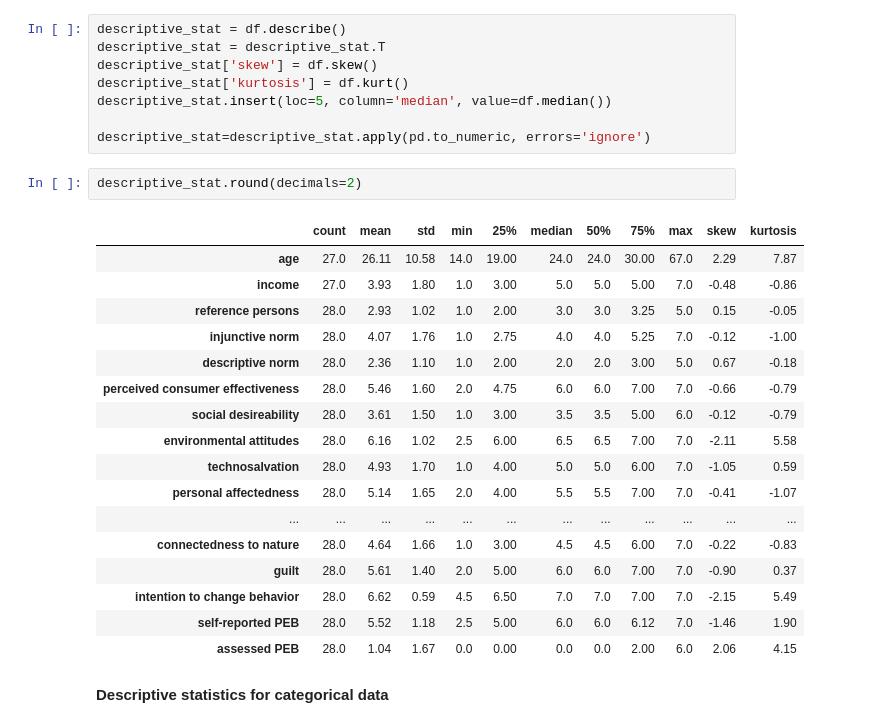
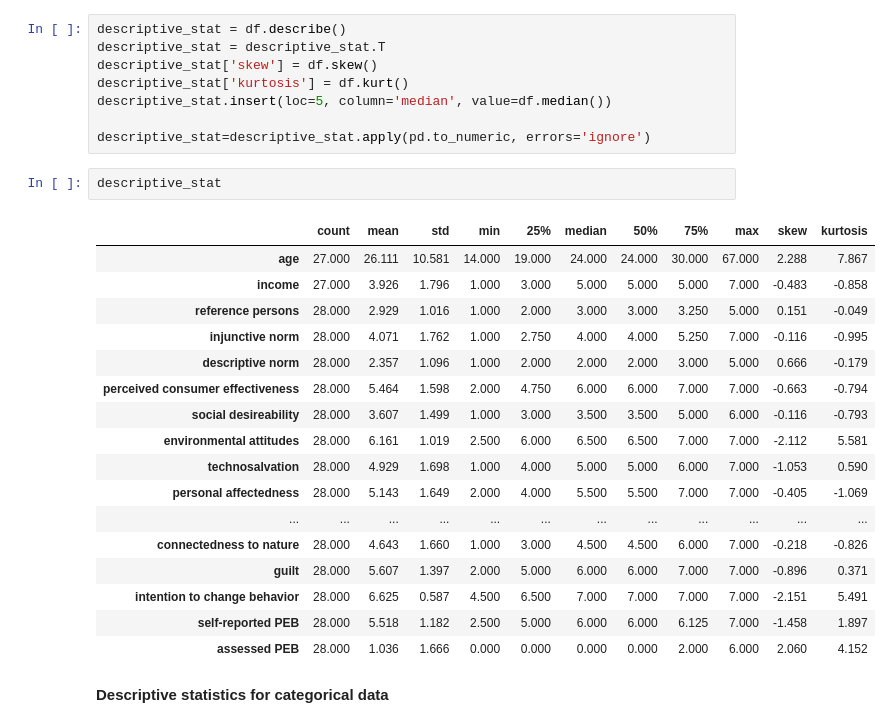
Before and after one commit to rbnjd/gca_data_analyses, a Jupyter notebook: gca data analyses.ipynb, the cells around one changed output. Drawn from its saved outputs; the diff is of its cells as text.

```diff
--- a/gca data analyses.ipynb
+++ b/gca data analyses.ipynb
@@ -43,26 +45,26 @@ descriptive_stat['kurtosis'] = df.kurt()
 descriptive_stat.insert(loc=5, column='median', value=df.median())
 
 descriptive_stat=descriptive_stat.apply(pd.to_numeric, errors='ignore')
-# %%
-descriptive_stat.round(decimals=2)
-# %% [output]
-|  | count | mean | std | min | 25% | median | 50% | 75% | max | skew | kurtosis |
-| age | 27.0 | 26.11 | 10.58 | 14.0 | 19.00 | 24.0 | 24.0 | 30.00 | 67.0 | 2.29 | 7.87 |
-| income | 27.0 | 3.93 | 1.80 | 1.0 | 3.00 | 5.0 | 5.0 | 5.00 | 7.0 | -0.48 | -0.86 |
-| reference persons | 28.0 | 2.93 | 1.02 | 1.0 | 2.00 | 3.0 | 3.0 | 3.25 | 5.0 | 0.15 | -0.05 |
-| injunctive norm | 28.0 | 4.07 | 1.76 | 1.0 | 2.75 | 4.0 | 4.0 | 5.25 | 7.0 | -0.12 | -1.00 |
-| descriptive norm | 28.0 | 2.36 | 1.10 | 1.0 | 2.00 | 2.0 | 2.0 | 3.00 | 5.0 | 0.67 | -0.18 |
-| perceived consumer effectiveness | 28.0 | 5.46 | 1.60 | 2.0 | 4.75 | 6.0 | 6.0 | 7.00 | 7.0 | -0.66 | -0.79 |
-| social desireability | 28.0 | 3.61 | 1.50 | 1.0 | 3.00 | 3.5 | 3.5 | 5.00 | 6.0 | -0.12 | -0.79 |
-| environmental attitudes | 28.0 | 6.16 | 1.02 | 2.5 | 6.00 | 6.5 | 6.5 | 7.00 | 7.0 | -2.11 | 5.58 |
-| technosalvation | 28.0 | 4.93 | 1.70 | 1.0 | 4.00 | 5.0 | 5.0 | 6.00 | 7.0 | -1.05 | 0.59 |
-| personal affectedness | 28.0 | 5.14 | 1.65 | 2.0 | 4.00 | 5.5 | 5.5 | 7.00 | 7.0 | -0.41 | -1.07 |
-| ... | ... | ... | ... | ... | ... | ... | ... | ... | ... | ... | ... |
-| connectedness to nature | 28.0 | 4.64 | 1.66 | 1.0 | 3.00 | 4.5 | 4.5 | 6.00 | 7.0 | -0.22 | -0.83 |
-| guilt | 28.0 | 5.61 | 1.40 | 2.0 | 5.00 | 6.0 | 6.0 | 7.00 | 7.0 | -0.90 | 0.37 |
-| intention to change behavior | 28.0 | 6.62 | 0.59 | 4.5 | 6.50 | 7.0 | 7.0 | 7.00 | 7.0 | -2.15 | 5.49 |
-| self-reported PEB | 28.0 | 5.52 | 1.18 | 2.5 | 5.00 | 6.0 | 6.0 | 6.12 | 7.0 | -1.46 | 1.90 |
-| assessed PEB | 28.0 | 1.04 | 1.67 | 0.0 | 0.00 | 0.0 | 0.0 | 2.00 | 6.0 | 2.06 | 4.15 |
+# %%
+descriptive_stat
+# %% [output]
+|  | count | mean | std | min | 25% | median | 50% | 75% | max | skew | kurtosis |
+| age | 27.000 | 26.111 | 10.581 | 14.000 | 19.000 | 24.000 | 24.000 | 30.000 | 67.000 | 2.288 | 7.867 |
+| income | 27.000 | 3.926 | 1.796 | 1.000 | 3.000 | 5.000 | 5.000 | 5.000 | 7.000 | -0.483 | -0.858 |
+| reference persons | 28.000 | 2.929 | 1.016 | 1.000 | 2.000 | 3.000 | 3.000 | 3.250 | 5.000 | 0.151 | -0.049 |
+| injunctive norm | 28.000 | 4.071 | 1.762 | 1.000 | 2.750 | 4.000 | 4.000 | 5.250 | 7.000 | -0.116 | -0.995 |
+| descriptive norm | 28.000 | 2.357 | 1.096 | 1.000 | 2.000 | 2.000 | 2.000 | 3.000 | 5.000 | 0.666 | -0.179 |
+| perceived consumer effectiveness | 28.000 | 5.464 | 1.598 | 2.000 | 4.750 | 6.000 | 6.000 | 7.000 | 7.000 | -0.663 | -0.794 |
+| social desireability | 28.000 | 3.607 | 1.499 | 1.000 | 3.000 | 3.500 | 3.500 | 5.000 | 6.000 | -0.116 | -0.793 |
+| environmental attitudes | 28.000 | 6.161 | 1.019 | 2.500 | 6.000 | 6.500 | 6.500 | 7.000 | 7.000 | -2.112 | 5.581 |
+| technosalvation | 28.000 | 4.929 | 1.698 | 1.000 | 4.000 | 5.000 | 5.000 | 6.000 | 7.000 | -1.053 | 0.590 |
+| personal affectedness | 28.000 | 5.143 | 1.649 | 2.000 | 4.000 | 5.500 | 5.500 | 7.000 | 7.000 | -0.405 | -1.069 |
+| ... | ... | ... | ... | ... | ... | ... | ... | ... | ... | ... | ... |
+| connectedness to nature | 28.000 | 4.643 | 1.660 | 1.000 | 3.000 | 4.500 | 4.500 | 6.000 | 7.000 | -0.218 | -0.826 |
+| guilt | 28.000 | 5.607 | 1.397 | 2.000 | 5.000 | 6.000 | 6.000 | 7.000 | 7.000 | -0.896 | 0.371 |
+| intention to change behavior | 28.000 | 6.625 | 0.587 | 4.500 | 6.500 | 7.000 | 7.000 | 7.000 | 7.000 | -2.151 | 5.491 |
+| self-reported PEB | 28.000 | 5.518 | 1.182 | 2.500 | 5.000 | 6.000 | 6.000 | 6.125 | 7.000 | -1.458 | 1.897 |
+| assessed PEB | 28.000 | 1.036 | 1.666 | 0.000 | 0.000 | 0.000 | 0.000 | 2.000 | 6.000 | 2.060 | 4.152 |
 # %% [markdown]
 **Descriptive statistics for categorical data**
 # %%
```
Also changed, not shown: parts of 11 cells of this notebook.
